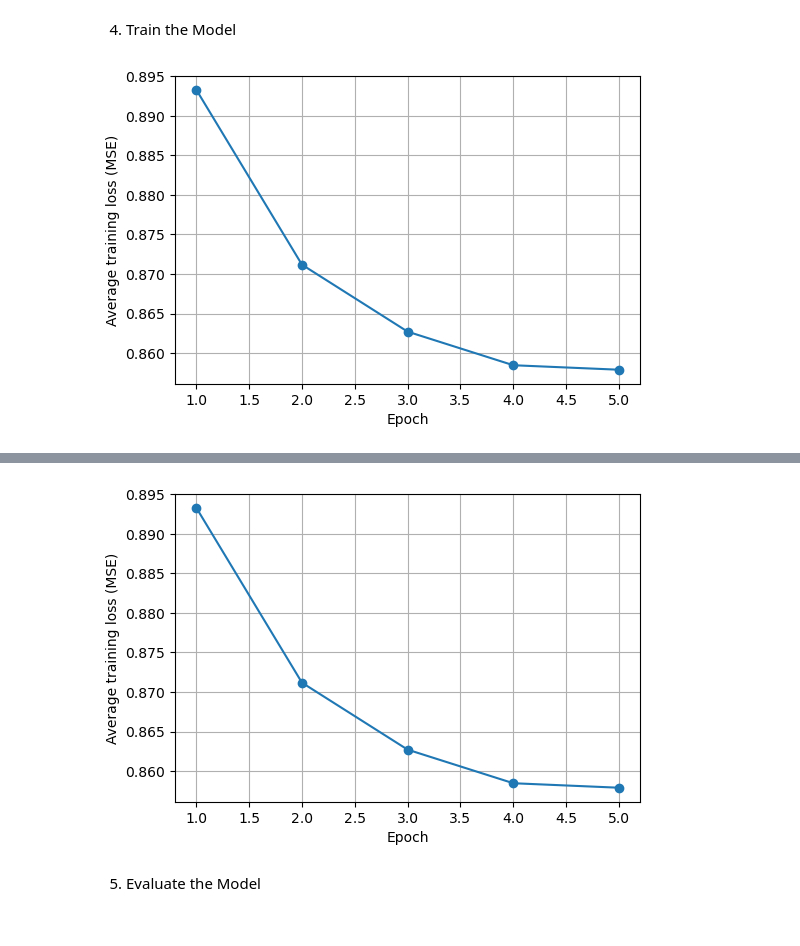
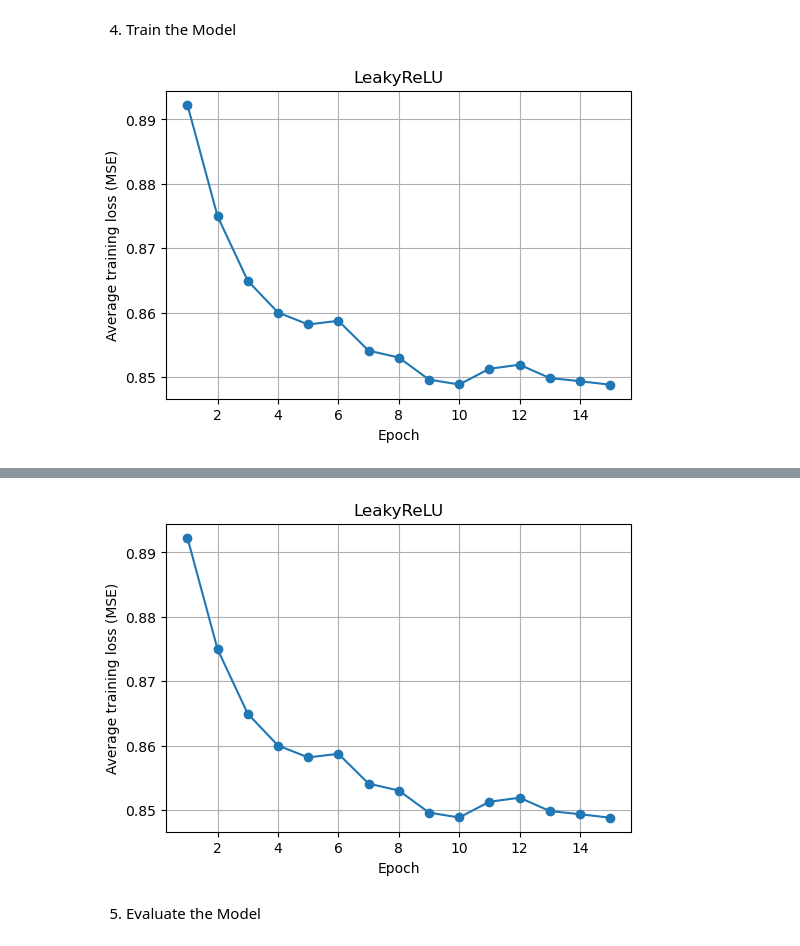
Before and after one commit to mlin706/CDA, a Jupyter notebook: Project 4/mlp_precip_wb2_pn341_ss3299.ipynb, the cells around one changed output, grey strips where cells are left out. Drawn from its saved outputs; the diff is of its cells as text; code cells hidden in the pictures.

```diff
--- a/Project 4/mlp_precip_wb2_pn341_ss3299.ipynb
+++ b/Project 4/mlp_precip_wb2_pn341_ss3299.ipynb
@@ -185,21 +184,22 @@ Test samples : 50381
 # ---------------------------
 
 import torch.nn as nn
+from torch.nn import ReLU as  ReLU
 
 class PrecipitationPredictor(nn.Module):
     def __init__(self, input_dim=4):
         super().__init__()
         self.net = nn.Sequential(
             nn.Linear(input_dim, 64), # the first layer is linear (4 features, 64 neurons)
-            nn.ReLU(),
+            ReLU(),
             nn.BatchNorm1d(64),
             nn.Dropout(0.2),
             nn.Linear(64, 128),
-            nn.ReLU(),
+            ReLU(),
             nn.BatchNorm1d(128),
             nn.Dropout(0.2),
             nn.Linear(128, 64),
-            nn.ReLU(),
+            ReLU(),
             nn.Linear(64, 1)
         )
 
@@ -253,7 +253,7 @@ train_loader = DataLoader(train_dataset, batch_size=64, shuffle=True)
 # ---------------------------
 # Training with live loss plot
 # ---------------------------
-num_epochs = 5      # increase the number
+num_epochs = 15      # increase the number
 epoch_losses = []
 
 plt.ion()  # interactive mode for live updates
@@ -283,31 +283,32 @@ for epoch in range(num_epochs):
         outputs = model(X_batch)
         loss = criterion(outputs, y_batch)
 
         # Backpropagation and parameter update
         optimizer.zero_grad()   # clears accumulated gradients
         loss.backward()         # computes gradients via chain rule
         optimizer.step()        # updates parameters using Adam
 
         # Accumulate statistics
         epoch_loss += loss.item()
         n_batches += 1
 
         progress_bar.set_postfix(
             batch_loss=f"{loss.item():.4f}"
         )
 
     avg_loss = epoch_loss / n_batches if n_batches > 0 else float("nan")
     epoch_losses.append(avg_loss)
 
     # ---- Live plot update ----
     clear_output(wait=True)
     ax.clear()
     ax.plot(range(1, len(epoch_losses) + 1), epoch_losses, marker="o")
     ax.set_xlabel("Epoch")
     ax.set_ylabel("Average training loss (MSE)")
+    ax.set_title('LeakyReLU')
     ax.grid(True)
     display(fig)
 
     print(f"Epoch {epoch+1}, Avg Loss: {avg_loss:.4f}")
 # %% [output]
-[figure, old version]
+[figure, new version]
@@ -315,4 +316,4 @@ Epoch 5, Avg Loss: 0.8579
-[figure, old version]
+[figure, new version]
 # %% [markdown]
 5. Evaluate the Model
 # %%
```
Also changed, not shown: parts of 30 cells of this notebook, 4 other files.
